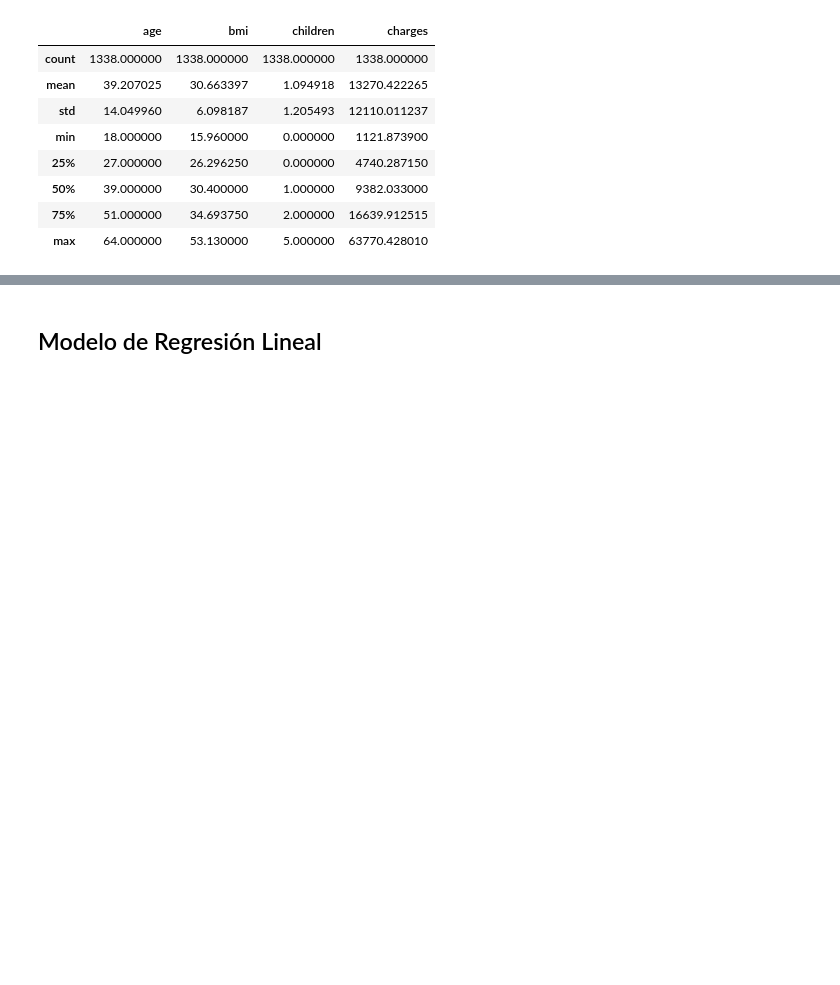
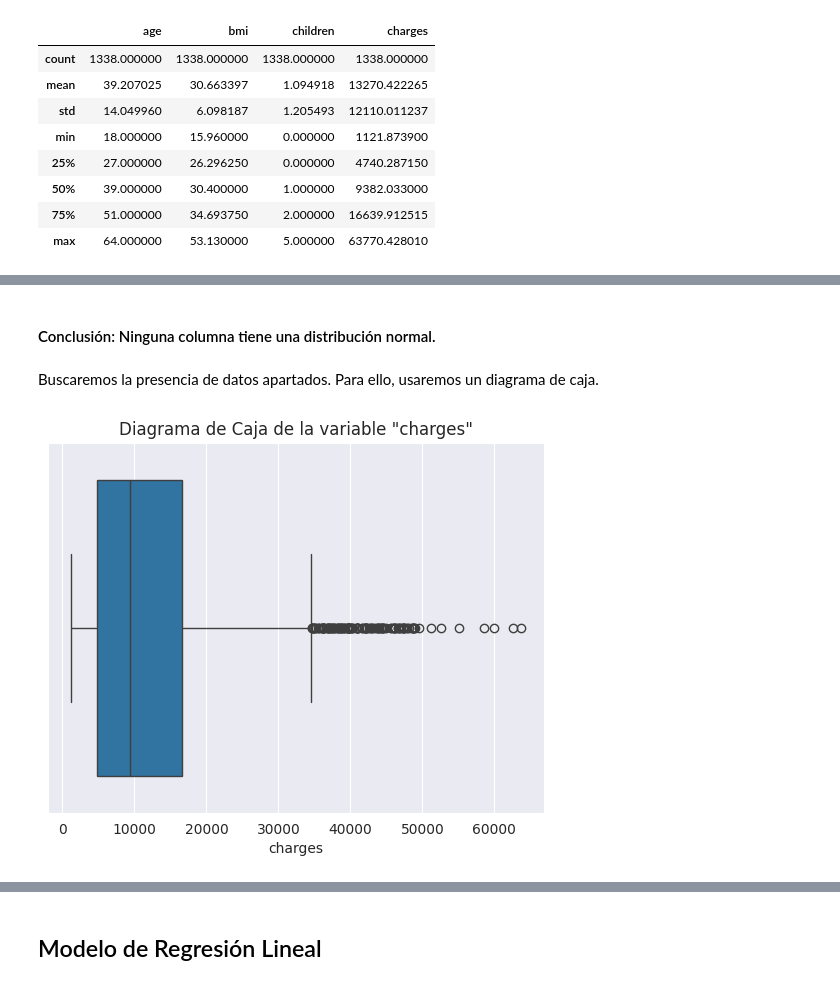
Before and after one commit to Augustelli/IA_UM_2024, a Jupyter notebook: TP2/tp2_augustomancuso_2024.ipynb, the cells around one changed output, grey strips where cells are left out. Drawn from its saved outputs; the diff is of its cells as text; code cells hidden in the pictures; blank space fills up the shorter version.

```diff
--- a/TP2/tp2_augustomancuso_2024.ipynb
+++ b/TP2/tp2_augustomancuso_2024.ipynb
@@ -55,0 +144,10 @@ plt.show()
+# %% [markdown]
+#### Conclusión: Ninguna columna tiene una distribución normal.
+# %% [markdown]
+Buscaremos la presencia de datos apartados. Para ello, usaremos un diagrama de caja.
+# %%
+sns.boxplot(data=df_numerics['charges'], orient='h')
+plt.title('Diagrama de Caja de la variable "charges"')
+plt.show()
+# %% [output]
+[figure, added]
```
Also changed, not shown: parts of 37 cells of this notebook, 1 other file.
